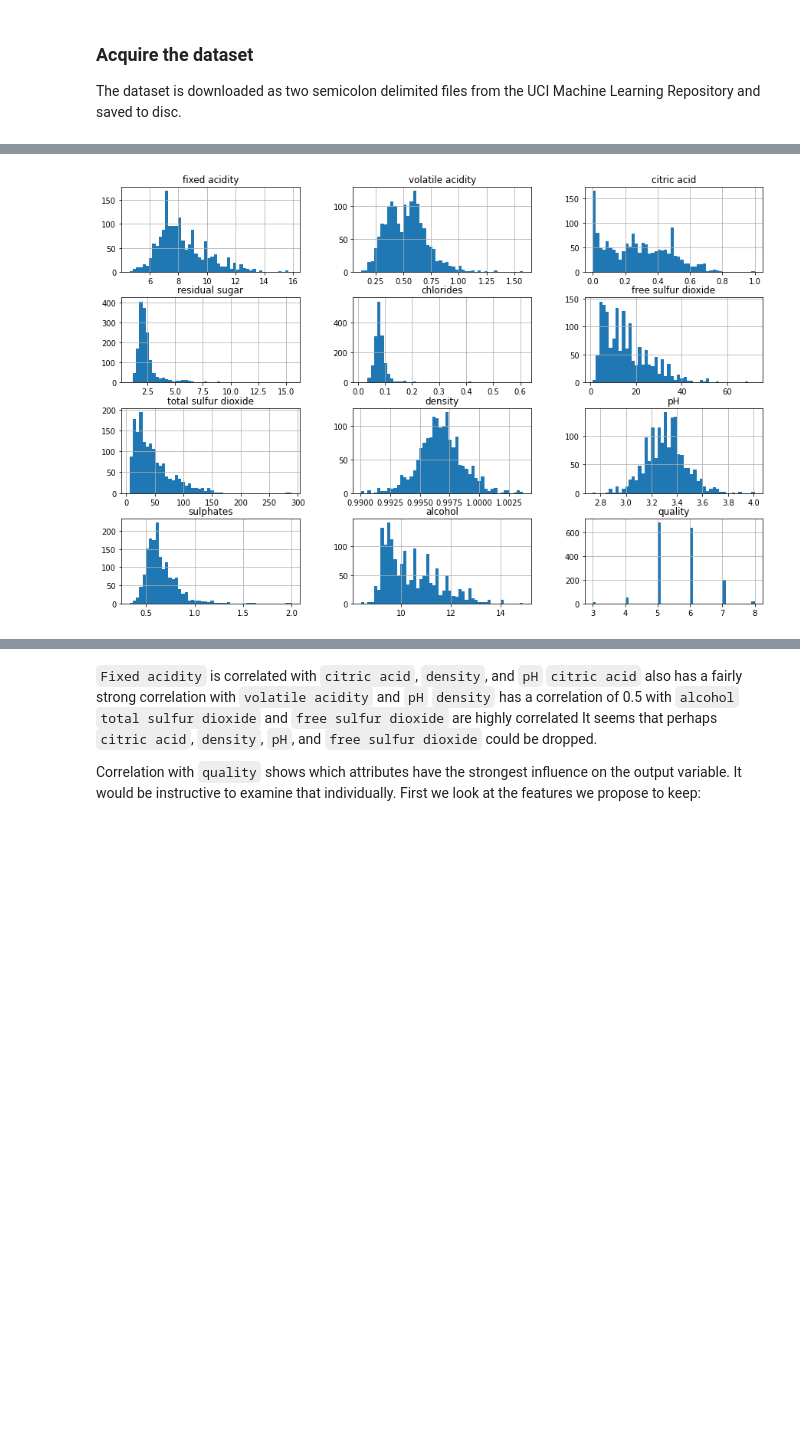
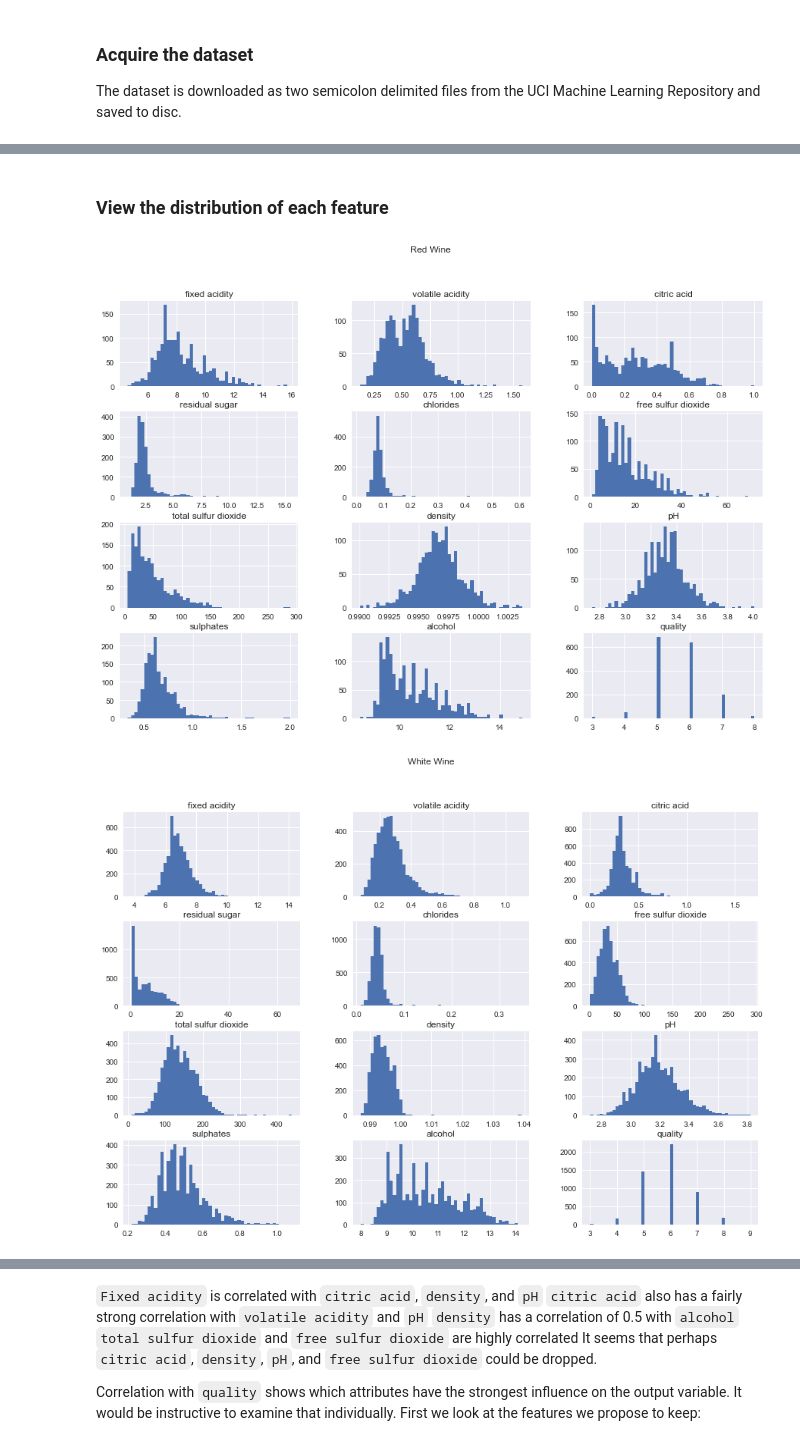
Before and after one commit to fod/machine-learning-statistics, a Jupyter notebook: scikit-learn.ipynb, the cells around one changed output, grey strips where cells are left out. Cells and saved outputs as stored; diff of their text form; code cells hidden in the pictures; blank space fills up the shorter version.

```diff
--- a/scikit-learn.ipynb
+++ b/scikit-learn.ipynb
@@ -112,0 +111,4 @@ rw.head()
+# %%
+for w in rw, ww:
+    print(f"-----------\n{w.name}\n-----------")
+    display(w.head())
@@ -112,0 +130,4 @@ rw.head()
+# %%
+for w in rw, ww:
+    print(f"-----------\n{w.name}\n-----------")
+    print(w.info())
@@ -112,0 +152,4 @@ rw.head()
+# %%
+for w in rw, ww:
+    print(f"-----------\n{w.name}\n-----------")
+    display(w.describe().round(2))
@@ -113,6 +181,15 @@ rw.head()
+# %% [markdown]
+### View the distribution of each feature
 # %%
 # View a histogram of each feature
-hist = rw.hist(bins=50, figsize=(15, 10))
-plt.show()
+for w in rw, ww:
+    # Set plot style
+    with plt.style.context('seaborn'):
+        # Construct histogram with 50 bins for each feature
+        hist = w.hist(bins=50, figsize=(15, 10))
+        # Title for each set of histograms
+        plt.gcf().suptitle(w.name)
+    plt.show()
 # %% [output]
-[figure, old version]
+[figure, new version]
+[figure, added]
```
Also changed, not shown: parts of 43 cells of this notebook.
